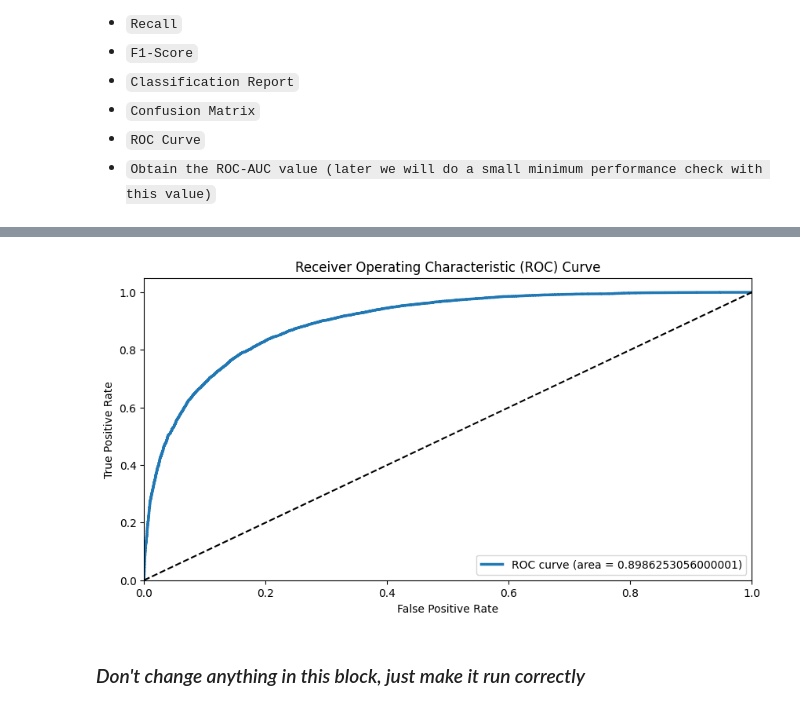
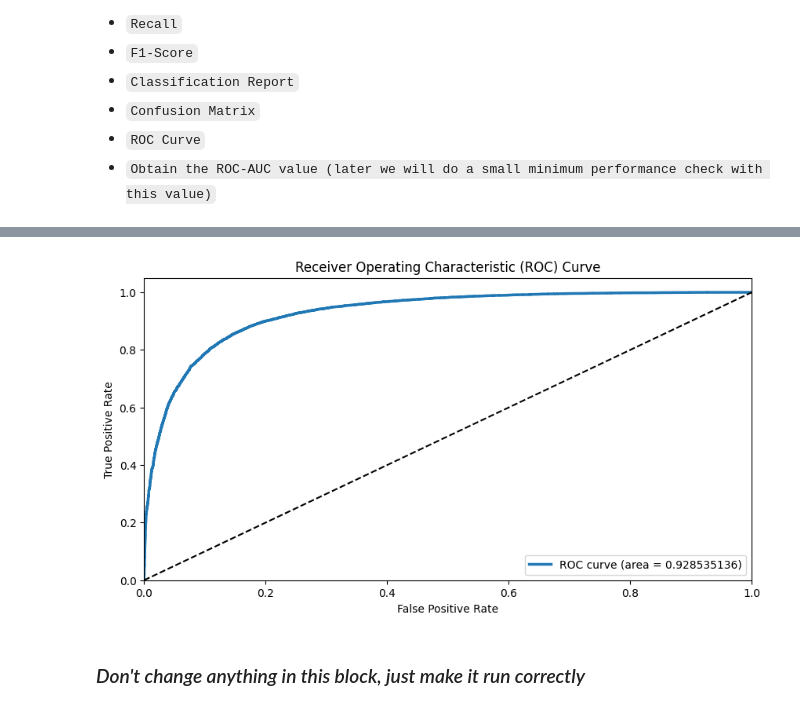
Before and after one commit to nachomartinezl/sentiment_analysis, a Jupyter notebook: Sentiment_Analysis_NLP.ipynb, the cells around one changed output, grey strips where cells are left out. Cells and saved outputs as stored; diff of their text form; code cells hidden in the pictures.

Commit message:
0.92 rocauc with unsup and logreg w2vec

```diff
--- a/Sentiment_Analysis_NLP.ipynb
+++ b/Sentiment_Analysis_NLP.ipynb
@@ -394,7 +379,11 @@ As a previous step to training your word embedding you must tokenize the corpus,
 from gensim.models import Word2Vec
 from text_normalizer import tokenizer
 
+
+X_train_extra = X_train + X_train_unsup #Adding unsup reviews to increase the quality of training.
+
 X_train_tok = [tokenizer.tokenize(doc) for doc in X_train]
+X_train_tok_extra = [tokenizer.tokenize(doc) for doc in X_train_extra] # Using this bigger set for training.
 X_test_tok = [tokenizer.tokenize(doc) for doc in X_test]
 
-model_w2v = Word2Vec(sentences=X_train_tok, vector_size=100)
+model_w2v = Word2Vec(sentences=X_train_tok_extra, vector_size=100)
@@ -525,13 +483,14 @@ logreg = LogisticRegression(random_state=0, max_iter=10000).fit(X_train_w2v, y_t
 # %%
-from xgboost import XGBClassifier
-from sklearn.model_selection import RandomizedSearchCV
+svc = svm.SVC(C=2, tol=0.01, probability=True)
+rf = RandomForestClassifier(random_state=0, n_jobs=-1, max_depth=50, max_features='log2')
+logreg = LogisticRegression(random_state=0, max_iter=10000)
+xgboost = XGBClassifier(objective='binary:logistic', booster='dart',learning_rate=0.3, n_jobs=-1)
 
 hyperparameters = {
     'max_depth': [3, 4, 5],
     'max_leaves': [2, 3],
-    'min_child_weight' : [5, 6, 7],
+    'min_child_weight' : [3, 5],
     'gamma': [0.5, 1, 1.5, 2]
 }
 
-xgboost = XGBClassifier(objective='binary:logistic', booster='gbtree',learning_rate=0.3, n_jobs=-1)
-rs_model = RandomizedSearchCV(xgboost, param_distributions=hyperparameters,n_iter=20,scoring='roc_auc',n_jobs=-1,cv=5,verbose=3)
+rs_model = RandomizedSearchCV(xgboost, param_distributions=hyperparameters,n_iter=50,scoring='roc_auc',n_jobs=-1,cv=5,verbose=3)
@@ -538,4 +509,4 @@ rs_model = RandomizedSearchCV(xgboost, param_distributions=hyperparameters,n_ite
 # %%
 %%time
-rs_model.fit(X_train_w2v, y_train)
+logreg.fit(X_train_w2v, y_train)
 # %% [output]
@@ -591,7 +543,7 @@ Model Classification report:
 # %%
-roc_auc = evaluation.plot_roc(rs_model, y_test, X_test_w2v)
+roc_auc = evaluation.plot_roc(logreg, y_test, X_test_w2v)
 # %% [output]
-[figure, old version]
+[figure, new version]
 # %% [markdown]
 ### *Don't change anything in this block, just make it run correctly*
 # %%
```
Also changed, not shown: parts of 22 cells of this notebook.
